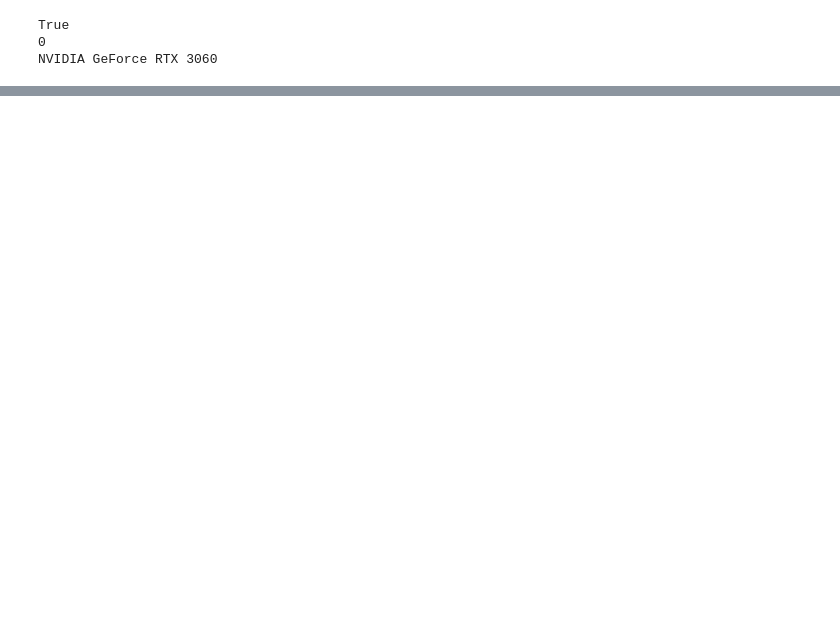
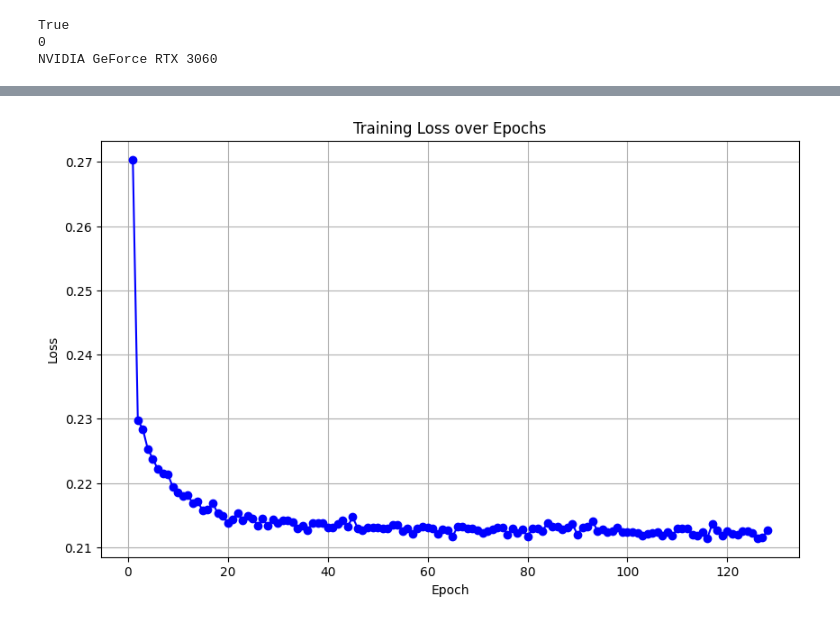
Before and after one commit to xuan13hao/microbiomformer, a Jupyter notebook: Analysis.ipynb, the cells around one changed output, grey strips where cells are left out. Cells and saved outputs as stored; diff of their text form; code cells hidden in the pictures; blank space fills up the shorter version.

```diff
--- a/Analysis.ipynb
+++ b/Analysis.ipynb
@@ -533,0 +488,45 @@ Epoch 128/128, Loss: 0.2246
+# %%
+# Setup and training configuration
+device = torch.device('cuda' if torch.cuda.is_available() else 'cpu')
+vocab_size = len(genus_to_idx)
+d_model = 128
+nhead = 4
+num_encoder_layers = 4
+dim_feedforward = 128
+max_seq_length = len(genus_to_idx)
+model = SimpleTransformerModel(vocab_size, d_model, nhead, num_encoder_layers, dim_feedforward, max_seq_length).to(device)
+optimizer = Adam(model.parameters(), lr=1e-3)
+num_epochs = 128
+
+# Training loop with masked training
+dataset = OTUDataset(otu_table_proportions, genus_to_idx)
+dataloader = DataLoader(dataset, batch_size=4, shuffle=True)
+loss_values = []
+
+for epoch in range(num_epochs):
+    model.train()
+    total_loss = 0
+    for batch in dataloader:
+        input_ids = batch['input_ids'].to(device)
+        masked_labels = batch['masked_labels'].to(device)
+
+        optimizer.zero_grad()
+        loss, _ = model(input_ids, masked_labels)
+        loss.backward()
+        optimizer.step()
+        total_loss += loss.item()
+
+    avg_loss = total_loss / len(dataloader)
+    loss_values.append(avg_loss)
+    print(f'Epoch {epoch+1}/{num_epochs}, Loss: {avg_loss:.4f}')
+# Save the model
+torch.save(model.state_dict(), 'transformer_base_model.pth')
+# Plotting the loss curve
+plt.figure(figsize=(10, 6))
+plt.plot(range(1, num_epochs + 1), loss_values, marker='o', linestyle='-', color='b')
+plt.title('Training Loss over Epochs')
+plt.xlabel('Epoch')
+plt.ylabel('Loss')
+plt.grid(True)
+plt.show()
+# %% [output]
@@ -534,3 +550,4 @@ Epoch 128/128, Loss: 0.2246
+[figure, added]
 # %%
 import pandas as pd
 # Read the data into a DataFrame
```
Also changed, not shown: parts of 14 cells of this notebook, 5 other files.
